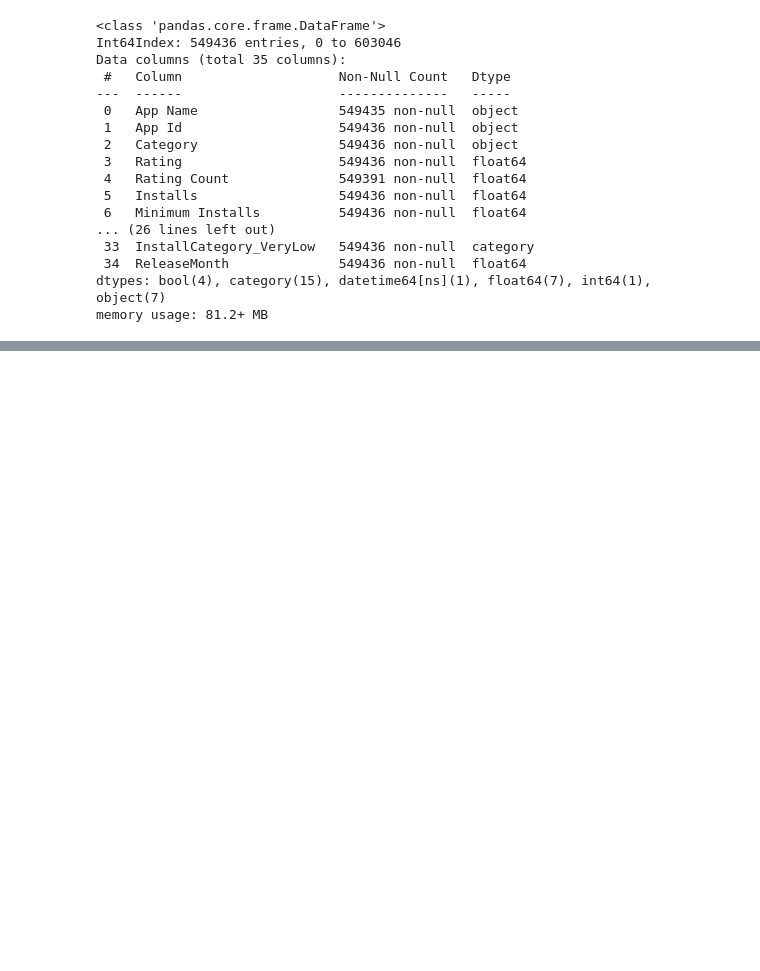
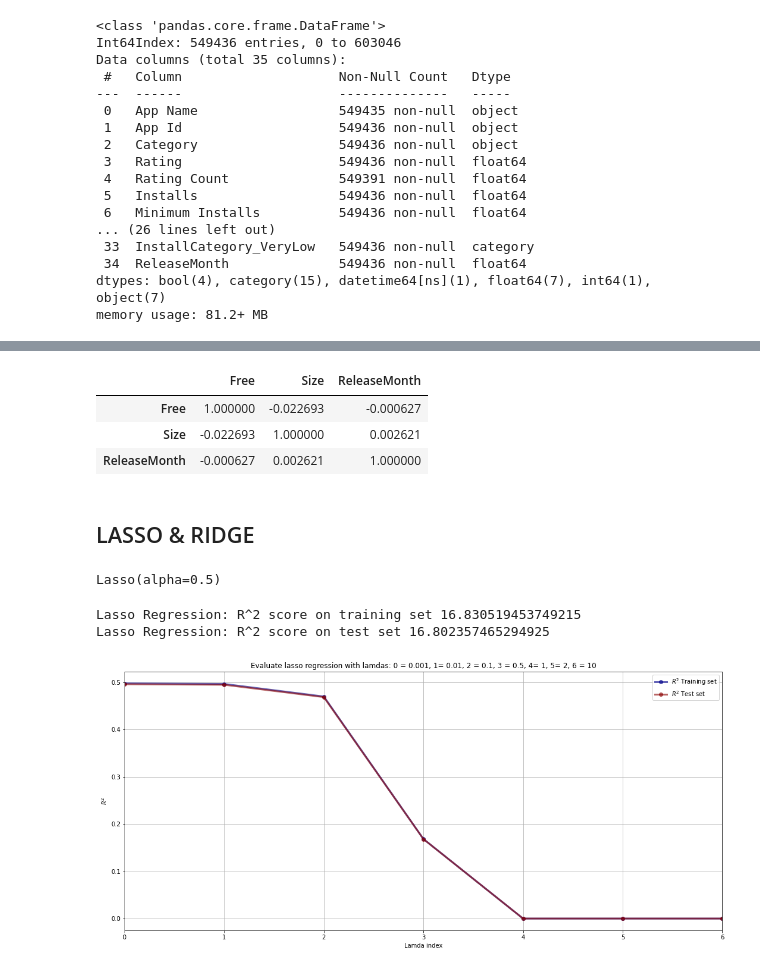
Before and after one commit to lsrinidhi17/GooglePlayStore, a Jupyter notebook: DataCleaning-EDA.ipynb, the cells around one changed output, grey strips where cells are left out. Drawn from its saved outputs; the diff is of its cells as text; code cells hidden in the pictures; blank space fills up the shorter version.

Commit message:
Added Lasso and Ridge for Rating Prediction

```diff
--- a/DataCleaning-EDA.ipynb
+++ b/DataCleaning-EDA.ipynb
@@ -405,0 +445,4 @@ strong multicollinearity problems or that the design matrix is singular.
+# %%
+predictors3 = ['Free','Size','c_lifestyle','c_education','c_health','c_travel','c_communication'
+              ,'c_news','c_tools','c_business','c_entertainment','InstallCategory_High','InstallCategory_Low','InstallCategory_Medium'
+              ,'InstallCategory_VeryHigh','InstallCategory_VeryLow','ReleaseMonth']
@@ -405,0 +480,9 @@ strong multicollinearity problems or that the design matrix is singular.
+# %%
+X.corr(method ='pearson')
+# %% [output]
+|  | Free | Size | ReleaseMonth |
+| Free | 1.000000 | -0.022693 | -0.000627 |
+| Size | -0.022693 | 1.000000 | 0.002621 |
+| ReleaseMonth | -0.000627 | 0.002621 | 1.000000 |
+# %% [markdown]
+## LASSO & RIDGE
@@ -405,0 +500,45 @@ strong multicollinearity problems or that the design matrix is singular.
+# %%
+# Running LASSO with alpha. = 0.5
+X = df[predictors3]
+y = df[target]
+X_train, X_test, y_train, y_test = train_test_split(X, y, test_size=0.25, random_state=10)
+
+reg = Lasso(alpha=0.5)
+reg.fit(X_train, y_train)
+# %% [output]
+Lasso(alpha=0.5)
+# %%
+print('Lasso Regression: R^2 score on training set', reg.score(X_train, y_train)*100)
+print('Lasso Regression: R^2 score on test set', reg.score(X_test, y_test)*100)
+# %% [output]
+Lasso Regression: R^2 score on training set 16.830519453749215
+Lasso Regression: R^2 score on test set 16.802357465294925
+# %%
+lambdas = (0.001, 0.01, 0.1, 0.5, 1, 2, 10)
+l_num = 7
+pred_num = X.shape[1]
+
+# prepare data for enumerate
+coeff_a = np.zeros((l_num, pred_num))
+train_r_squared = np.zeros(l_num)
+test_r_squared = np.zeros(l_num)
+# enumerate through lambdas with index and i
+for ind, i in enumerate(lambdas):
+    reg = Lasso(alpha = i)
+    reg.fit(X_train, y_train)
+
+    coeff_a[ind,:] = reg.coef_
+    train_r_squared[ind] = reg.score(X_train, y_train)
+    test_r_squared[ind] = reg.score(X_test, y_test)
+# %%
+# Plotting
+plt.figure(figsize=(18, 8))
+plt.plot(train_r_squared, 'bo-', label=r'$R^2$ Training set', color="darkblue", alpha=0.6, linewidth=3)
+plt.plot(test_r_squared, 'bo-', label=r'$R^2$ Test set', color="darkred", alpha=0.6, linewidth=3)
+plt.xlabel('Lamda index'); plt.ylabel(r'$R^2$')
+plt.xlim(0, 6)
+plt.title(r'Evaluate lasso regression with lamdas: 0 = 0.001, 1= 0.01, 2 = 0.1, 3 = 0.5, 4= 1, 5= 2, 6 = 10')
+plt.legend(loc='best')
+plt.grid()
+# %% [output]
+[figure, added]
```
Also changed, not shown: parts of 7 cells of this notebook.
